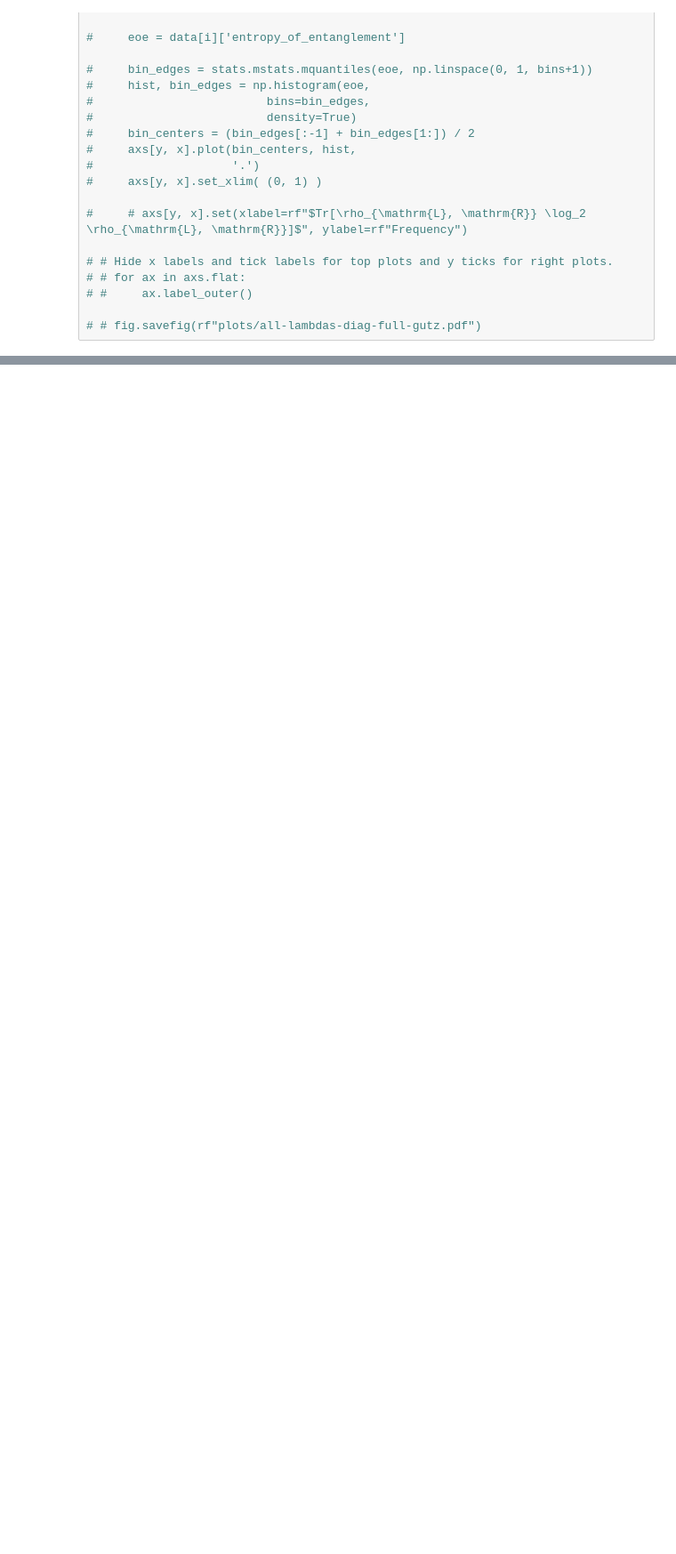
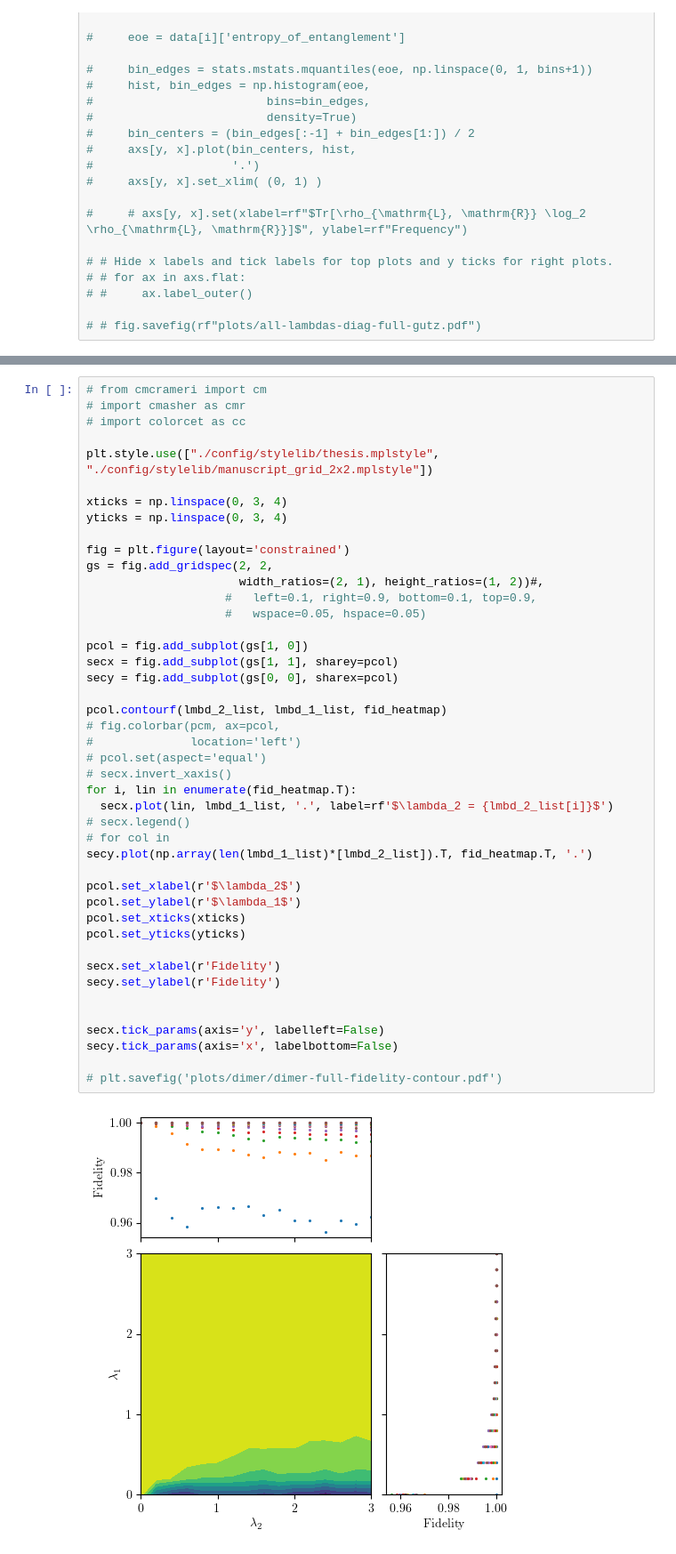
Before and after one commit to svrnzn/quantum-zeni, a Jupyter notebook: dimer/analysis/dimer-entanglement-entropy.ipynb, the cells around one changed output, grey strips where cells are left out. Shown at 89% size. Saved outputs shown, nothing was run; the diff lists cells and outputs as text; blank space fills up the shorter version.

```diff
--- a/dimer/analysis/dimer-entanglement-entropy.ipynb
+++ b/dimer/analysis/dimer-entanglement-entropy.ipynb
@@ -234,0 +291,46 @@ fig.savefig(rf"plots/dimer/dimer-full-entanglement-entropy-distributions.pdf")
+# %%
+# from cmcrameri import cm
+# import cmasher as cmr
+# import colorcet as cc
+
+plt.style.use(["./config/stylelib/thesis.mplstyle", "./config/stylelib/manuscript_grid_2x2.mplstyle"])
+
+xticks = np.linspace(0, 3, 4)
+yticks = np.linspace(0, 3, 4)
+
+fig = plt.figure(layout='constrained')
+gs = fig.add_gridspec(2, 2,
+                      width_ratios=(2, 1), height_ratios=(1, 2))#,
+                    #   left=0.1, right=0.9, bottom=0.1, top=0.9,
+                    #   wspace=0.05, hspace=0.05)
+
+pcol = fig.add_subplot(gs[1, 0])
+secx = fig.add_subplot(gs[1, 1], sharey=pcol)
+secy = fig.add_subplot(gs[0, 0], sharex=pcol)
+
+pcol.contourf(lmbd_2_list, lmbd_1_list, fid_heatmap)
+# fig.colorbar(pcm, ax=pcol,
+#              location='left')
+# pcol.set(aspect='equal')
+# secx.invert_xaxis()
+for i, lin in enumerate(fid_heatmap.T):
+  secx.plot(lin, lmbd_1_list, '.', label=rf'$\lambda_2 = {lmbd_2_list[i]}$')
+# secx.legend()
+# for col in
+secy.plot(np.array(len(lmbd_1_list)*[lmbd_2_list]).T, fid_heatmap.T, '.')
+
+pcol.set_xlabel(r'$\lambda_2$')
+pcol.set_ylabel(r'$\lambda_1$')
+pcol.set_xticks(xticks)
+pcol.set_yticks(yticks)
+
+secx.set_xlabel(r'Fidelity')
+secy.set_ylabel(r'Fidelity')
+
+
+secx.tick_params(axis='y', labelleft=False)
+secy.tick_params(axis='x', labelbottom=False)
+
+# plt.savefig('plots/dimer/dimer-full-fidelity-contour.pdf')
+# %% [output]
+[figure, added]
```
Also changed, not shown: parts of 16 cells of this notebook, 15 other files.
